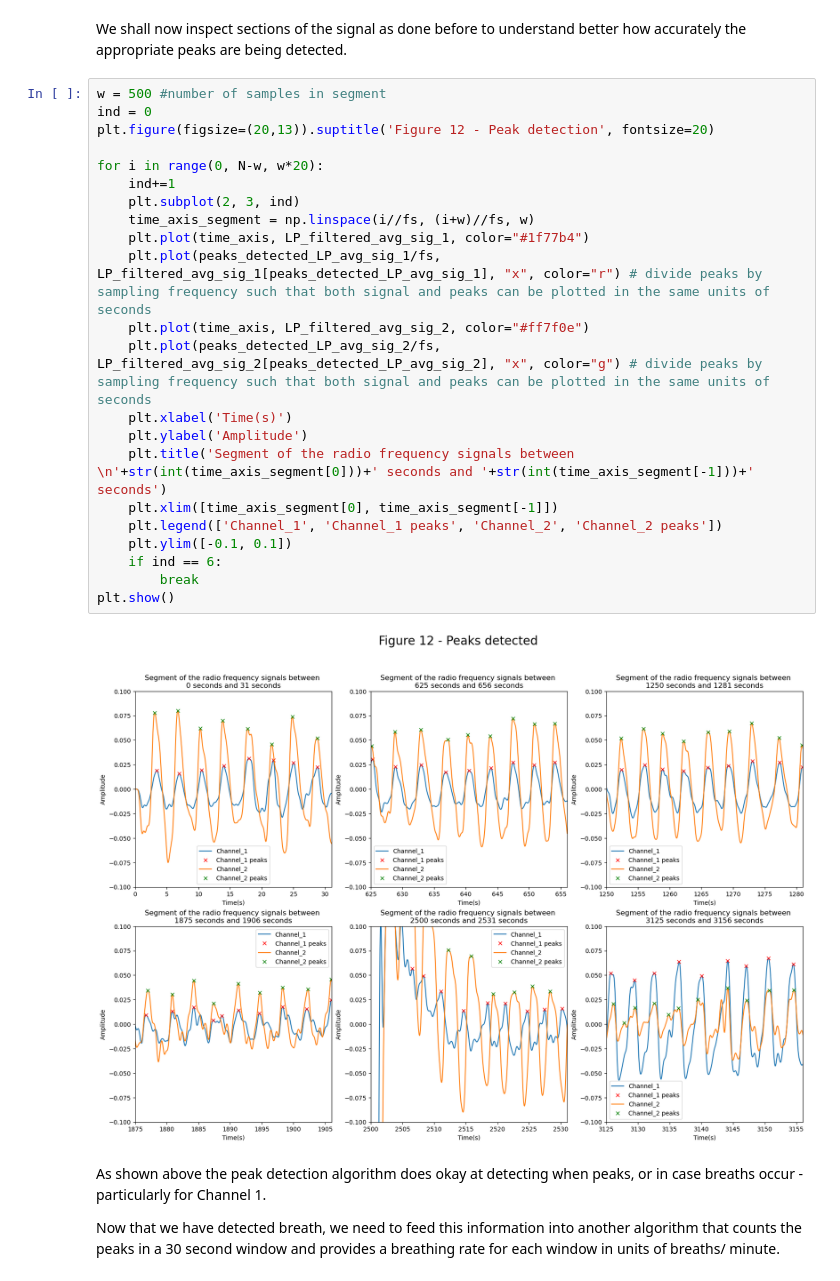
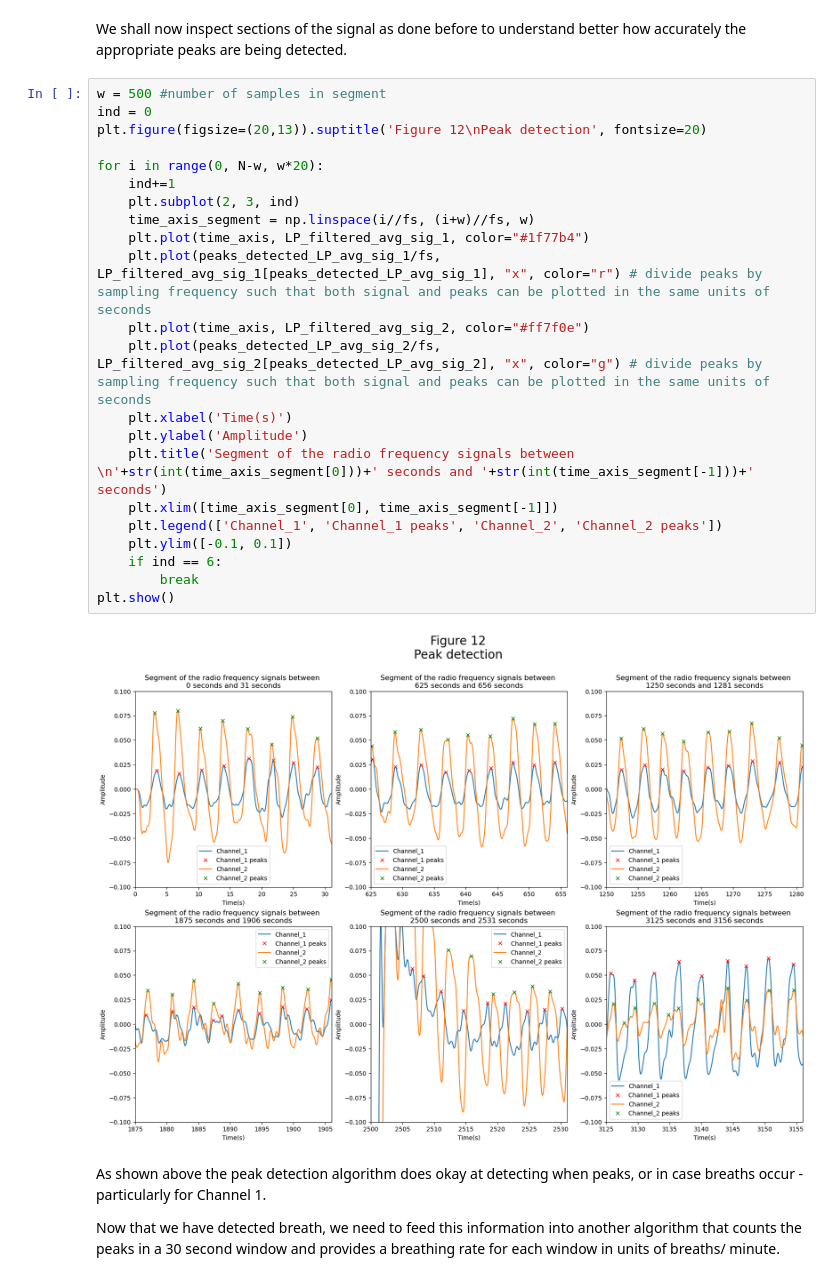
Before and after one commit to AoibheT-H/Algorithm_Challenge, a Jupyter notebook: Aoibhe_Turner_Heaney_Algorithm_Challenge.ipynb, the cells around one changed output. Saved outputs shown, nothing was run; the diff lists cells and outputs as text.

```diff
--- a/Aoibhe_Turner_Heaney_Algorithm_Challenge.ipynb
+++ b/Aoibhe_Turner_Heaney_Algorithm_Challenge.ipynb
@@ -466,27 +466,27 @@ We shall now inspect sections of the signal as done before to understand better
 # %%
 w = 500 #number of samples in segment
 ind = 0
-plt.figure(figsize=(20,13)).suptitle('Figure 12 - Peak detection', fontsize=20)
+plt.figure(figsize=(20,13)).suptitle('Figure 12\nPeak detection', fontsize=20)
 
 for i in range(0, N-w, w*20):
     ind+=1
     plt.subplot(2, 3, ind)
     time_axis_segment = np.linspace(i//fs, (i+w)//fs, w)
     plt.plot(time_axis, LP_filtered_avg_sig_1, color="#1f77b4")
     plt.plot(peaks_detected_LP_avg_sig_1/fs, LP_filtered_avg_sig_1[peaks_detected_LP_avg_sig_1], "x", color="r") # divide peaks by sampling frequency such that both signal and peaks can be plotted in the same units of seconds
     plt.plot(time_axis, LP_filtered_avg_sig_2, color="#ff7f0e")
     plt.plot(peaks_detected_LP_avg_sig_2/fs, LP_filtered_avg_sig_2[peaks_detected_LP_avg_sig_2], "x", color="g") # divide peaks by sampling frequency such that both signal and peaks can be plotted in the same units of seconds
     plt.xlabel('Time(s)')
     plt.ylabel('Amplitude')
     plt.title('Segment of the radio frequency signals between \n'+str(int(time_axis_segment[0]))+' seconds and '+str(int(time_axis_segment[-1]))+' seconds')
     plt.xlim([time_axis_segment[0], time_axis_segment[-1]])
     plt.legend(['Channel_1', 'Channel_1 peaks', 'Channel_2', 'Channel_2 peaks'])
     plt.ylim([-0.1, 0.1])
     if ind == 6:
         break
 plt.show()
 # %% [output]
-[figure, old version]
+[figure, new version]
 # %% [markdown]
 As shown above the peak detection algorithm does okay at detecting when peaks, or in case breaths occur - particularly for Channel 1.
 
```
Also changed, not shown: parts of 12 cells of this notebook.
